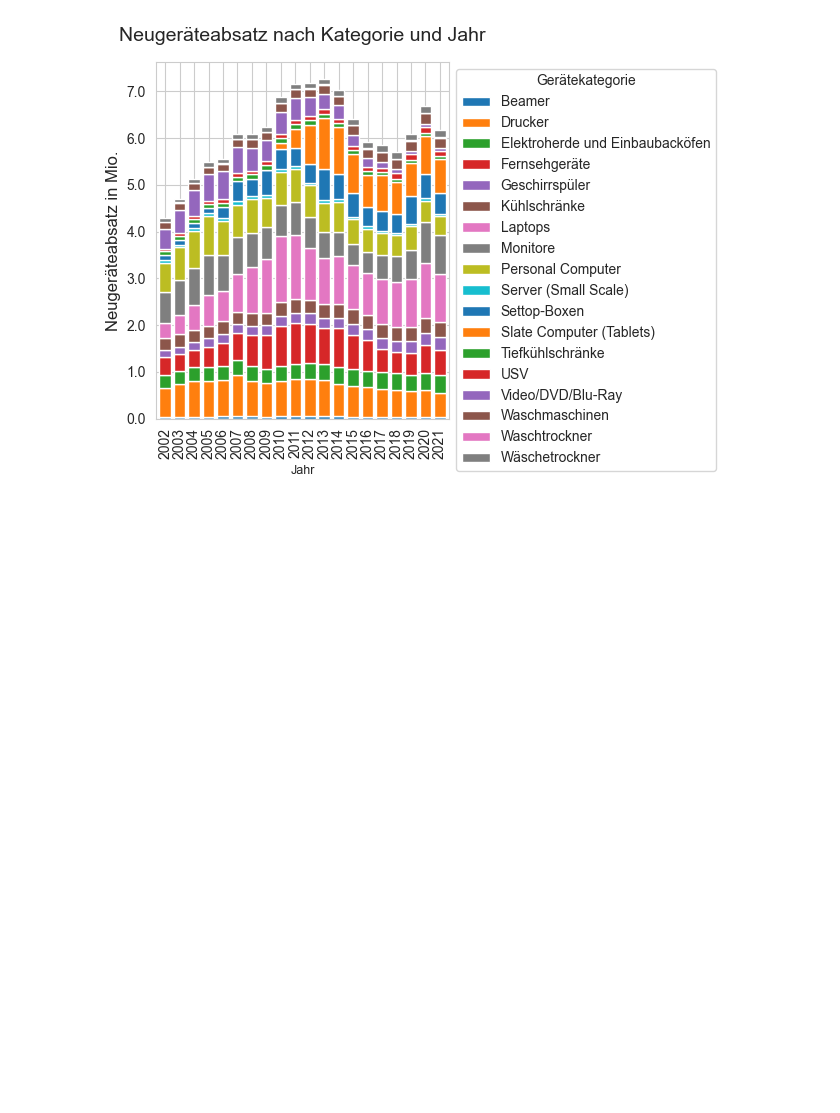
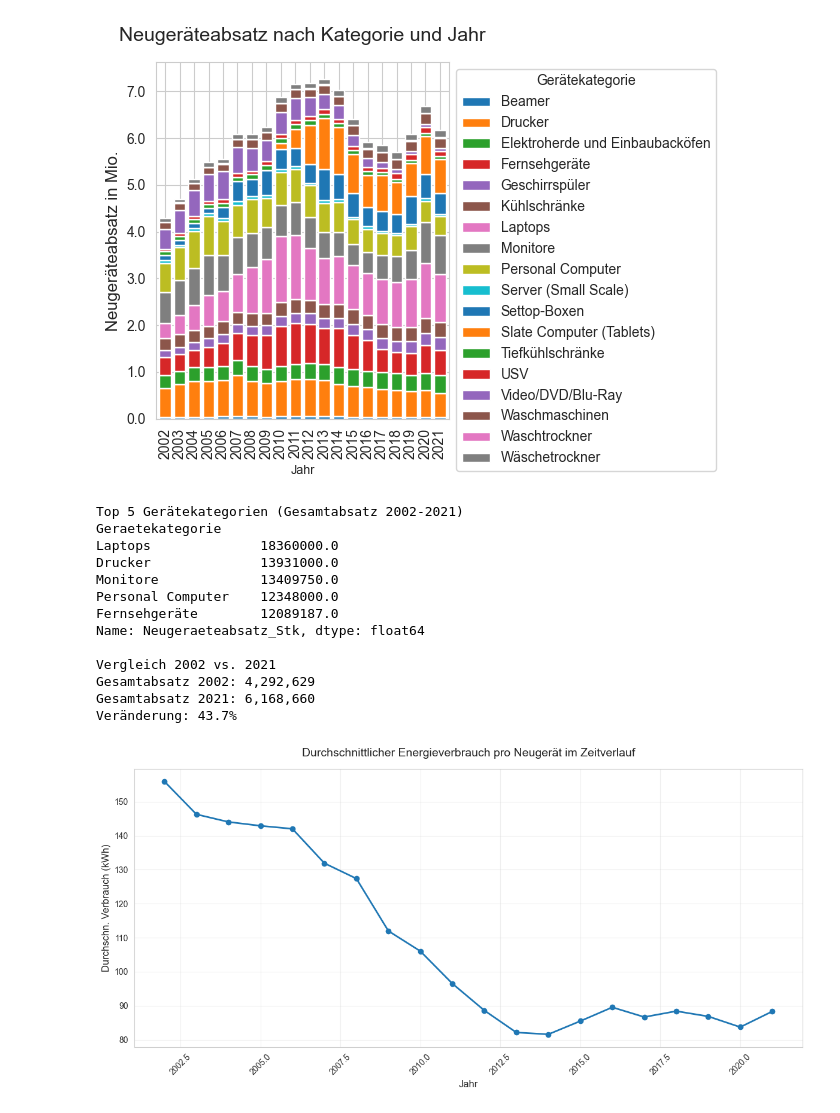
Before and after one commit to macnch33s3/DAANA, a Jupyter notebook: own_case/Fallstudie_Verbrauch_Elektrogeraete.ipynb, the cells around one changed output. Saved outputs shown, nothing was run; the diff lists cells and outputs as text; code cells hidden in the pictures; blank space fills up the shorter version.

Commit message:
Refactor code for improved readability, added plots

```diff
--- a/own_case/Fallstudie_Verbrauch_Elektrogeraete.ipynb
+++ b/own_case/Fallstudie_Verbrauch_Elektrogeraete.ipynb
@@ -132,3 +133,64 @@ plt.show()
 # %% [output]
 <Figure size 3000x700 with 0 Axes>
 [figure]
+# %%
+# Top 5 Gerätekategorien nach Absatz
+print("Top 5 Gerätekategorien (Gesamtabsatz 2002-2021)")
+top_categories = grt.groupby("Geraetekategorie")["Neugeraeteabsatz_Stk"].sum().sort_values(ascending=False).head()
+print(top_categories)
+print()
+
+# 3. Entwicklung des durchschnittlichen Verbrauchs pro Neugerät
+grt["Verbrauch_pro_Geraet"] = grt["Verbrauch_Neugeraete_kWh"] / grt["Neugeraeteabsatz_Stk"]
+
+# 4. Vergleich: Erstes vs. Letztes Jahr
+print("Vergleich 2002 vs. 2021")
+jahr_2002 = grt[grt["Jahr"] == 2002]["Neugeraeteabsatz_Stk"].sum()
+jahr_2021 = grt[grt["Jahr"] == 2021]["Neugeraeteabsatz_Stk"].sum()
+veraenderung = ((jahr_2021 - jahr_2002) / jahr_2002) * 100
+print(f"Gesamtabsatz 2002: {jahr_2002:,.0f}")
+print(f"Gesamtabsatz 2021: {jahr_2021:,.0f}")
+print(f"Veränderung: {veraenderung:.1f}%")
+print()
+
+# 5. Energieeffizienz-Trend visualisieren
+fig, ax = plt.subplots(figsize=(12, 6))
+
+efficiency_by_year = grt.groupby("Jahr").agg({
+    "Verbrauch_Neugeraete_kWh": "sum",
+    "Neugeraeteabsatz_Stk": "sum"
+}).reset_index()
+
+efficiency_by_year["Avg_Verbrauch"] = (
+    efficiency_by_year["Verbrauch_Neugeraete_kWh"] /
+    efficiency_by_year["Neugeraeteabsatz_Stk"]
+)
+
+ax.plot(efficiency_by_year["Jahr"],
+        efficiency_by_year["Avg_Verbrauch"],
+        marker="o",
+        linewidth=2)
+
+ax.set_title("Durchschnittlicher Energieverbrauch pro Neugerät im Zeitverlauf",
+             fontsize=14, pad=15)
+ax.set_xlabel("Jahr", fontsize=12)
+ax.set_ylabel("Durchschn. Verbrauch (kWh)", fontsize=12)
+ax.grid(True, alpha=0.3)
+plt.xticks(rotation=45)
+plt.tight_layout()
+plt.show()
+# %% [output]
+Top 5 Gerätekategorien (Gesamtabsatz 2002-2021)
+Geraetekategorie
+Laptops              18360000.0
+Drucker              13931000.0
+Monitore             13409750.0
+Personal Computer    12348000.0
+Fernsehgeräte        12089187.0
+Name: Neugeraeteabsatz_Stk, dtype: float64
+
+Vergleich 2002 vs. 2021
+Gesamtabsatz 2002: 4,292,629
+Gesamtabsatz 2021: 6,168,660
+Veränderung: 43.7%
+[figure, added]
```
Also changed, not shown: parts of 5 cells of this notebook, 3 other files.
